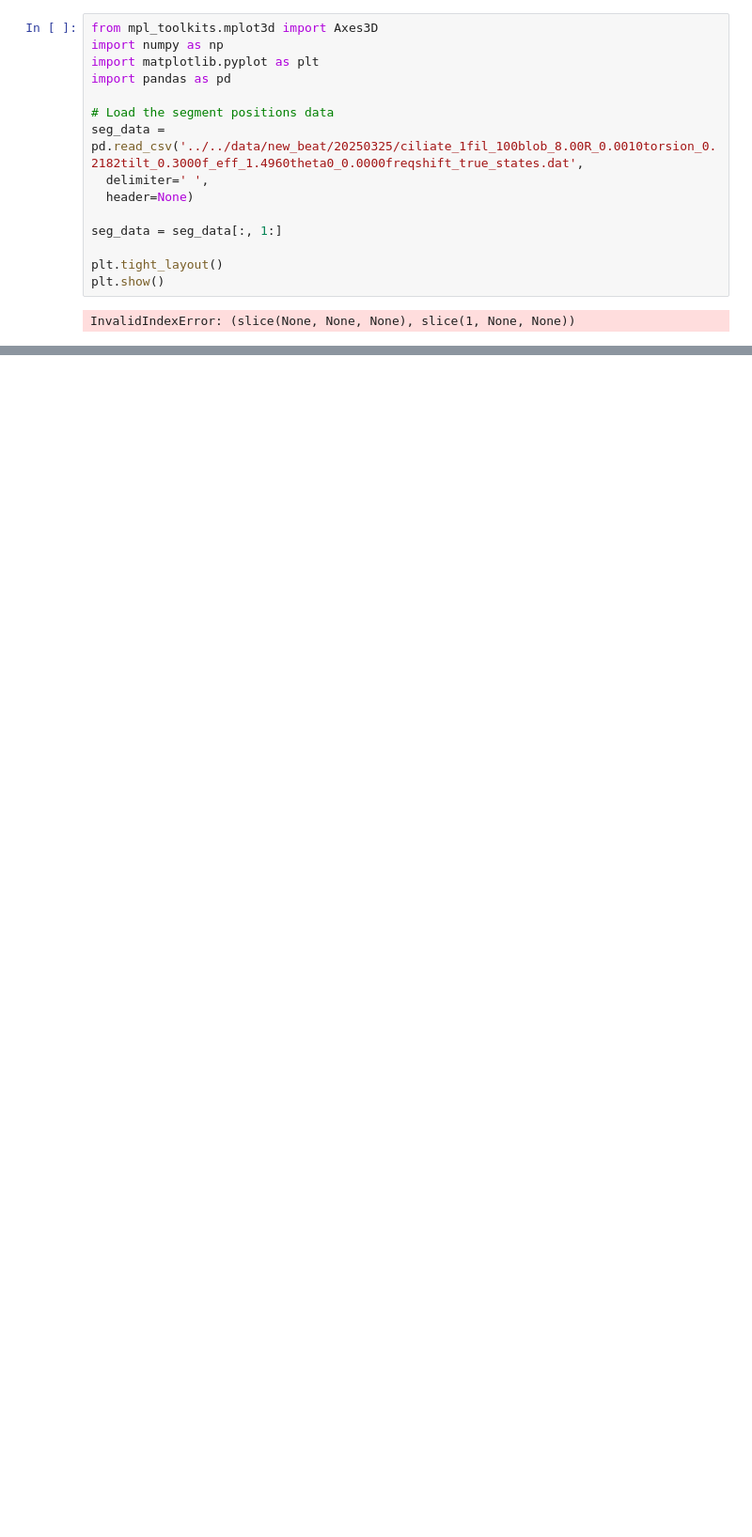
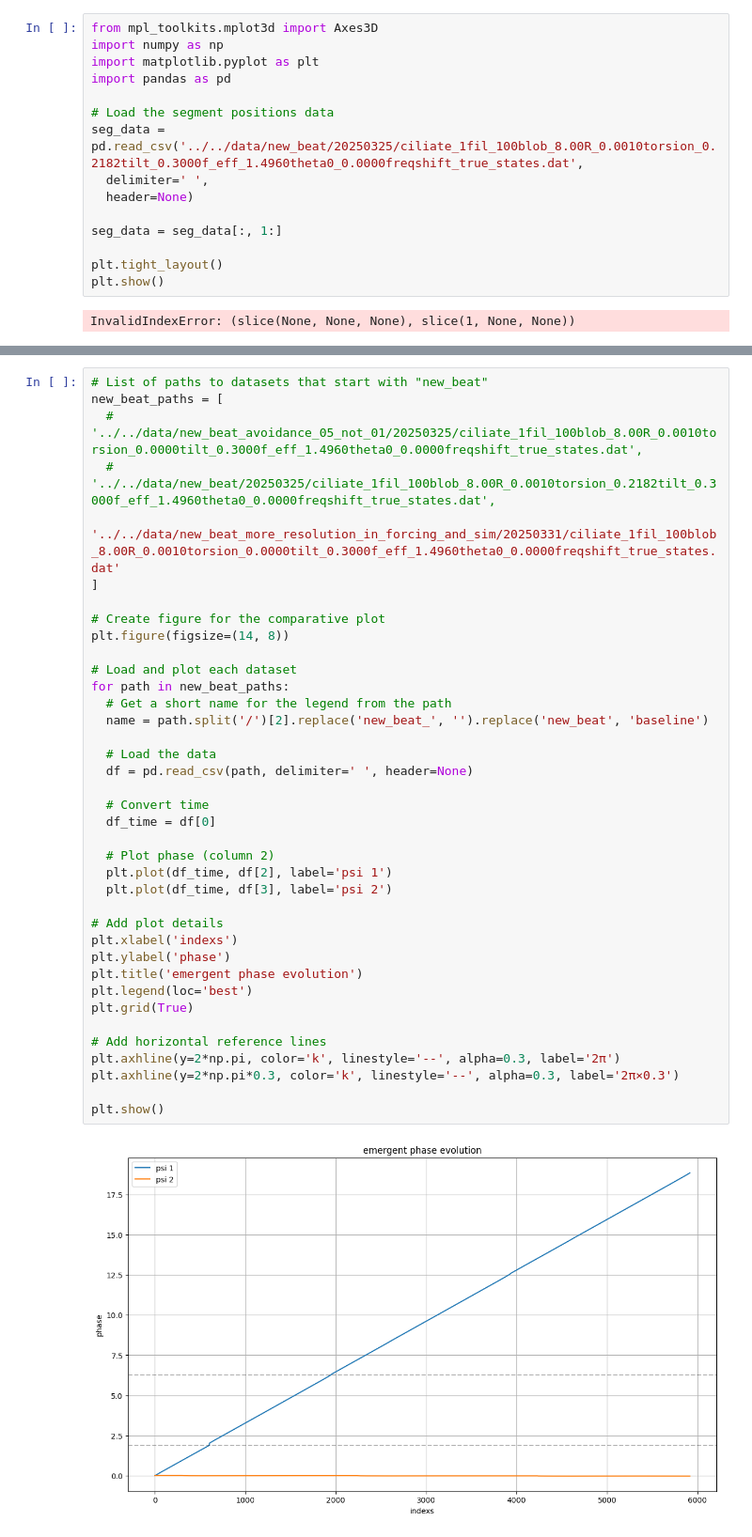
Before and after one commit to Biofluid-Dynamics-Group/cuda-filaments, a Jupyter notebook: analysis/test_emergence/test_emergence.ipynb, the cells around one changed output, grey strips where cells are left out. Shown at 94% size. Drawn from its saved outputs; the diff is of its cells as text; blank space fills up the shorter version.

```diff
--- a/analysis/test_emergence/test_emergence.ipynb
+++ b/analysis/test_emergence/test_emergence.ipynb
@@ -177,0 +135,40 @@ At time 0.000s, phase = 0.000
+# %%
+# List of paths to datasets that start with "new_beat"
+new_beat_paths = [
+  # '../../data/new_beat_avoidance_05_not_01/20250325/ciliate_1fil_100blob_8.00R_0.0010torsion_0.0000tilt_0.3000f_eff_1.4960theta0_0.0000freqshift_true_states.dat',
+  # '../../data/new_beat/20250325/ciliate_1fil_100blob_8.00R_0.0010torsion_0.2182tilt_0.3000f_eff_1.4960theta0_0.0000freqshift_true_states.dat',
+  '../../data/new_beat_more_resolution_in_forcing_and_sim/20250331/ciliate_1fil_100blob_8.00R_0.0010torsion_0.0000tilt_0.3000f_eff_1.4960theta0_0.0000freqshift_true_states.dat'
+]
+
+# Create figure for the comparative plot
+plt.figure(figsize=(14, 8))
+
+# Load and plot each dataset
+for path in new_beat_paths:
+  # Get a short name for the legend from the path
+  name = path.split('/')[2].replace('new_beat_', '').replace('new_beat', 'baseline')
+
+  # Load the data
+  df = pd.read_csv(path, delimiter=' ', header=None)
+
+  # Convert time
+  df_time = df[0]
+
+  # Plot phase (column 2)
+  plt.plot(df_time, df[2], label='psi 1')
+  plt.plot(df_time, df[3], label='psi 2')
+
+# Add plot details
+plt.xlabel('indexs')
+plt.ylabel('phase')
+plt.title('emergent phase evolution')
+plt.legend(loc='best')
+plt.grid(True)
+
+# Add horizontal reference lines
+plt.axhline(y=2*np.pi, color='k', linestyle='--', alpha=0.3, label='2π')
+plt.axhline(y=2*np.pi*0.3, color='k', linestyle='--', alpha=0.3, label='2π×0.3')
+
+plt.show()
+# %% [output]
+[figure, added]
```
Also changed, not shown: parts of 1 cell of this notebook, 2 other files.
